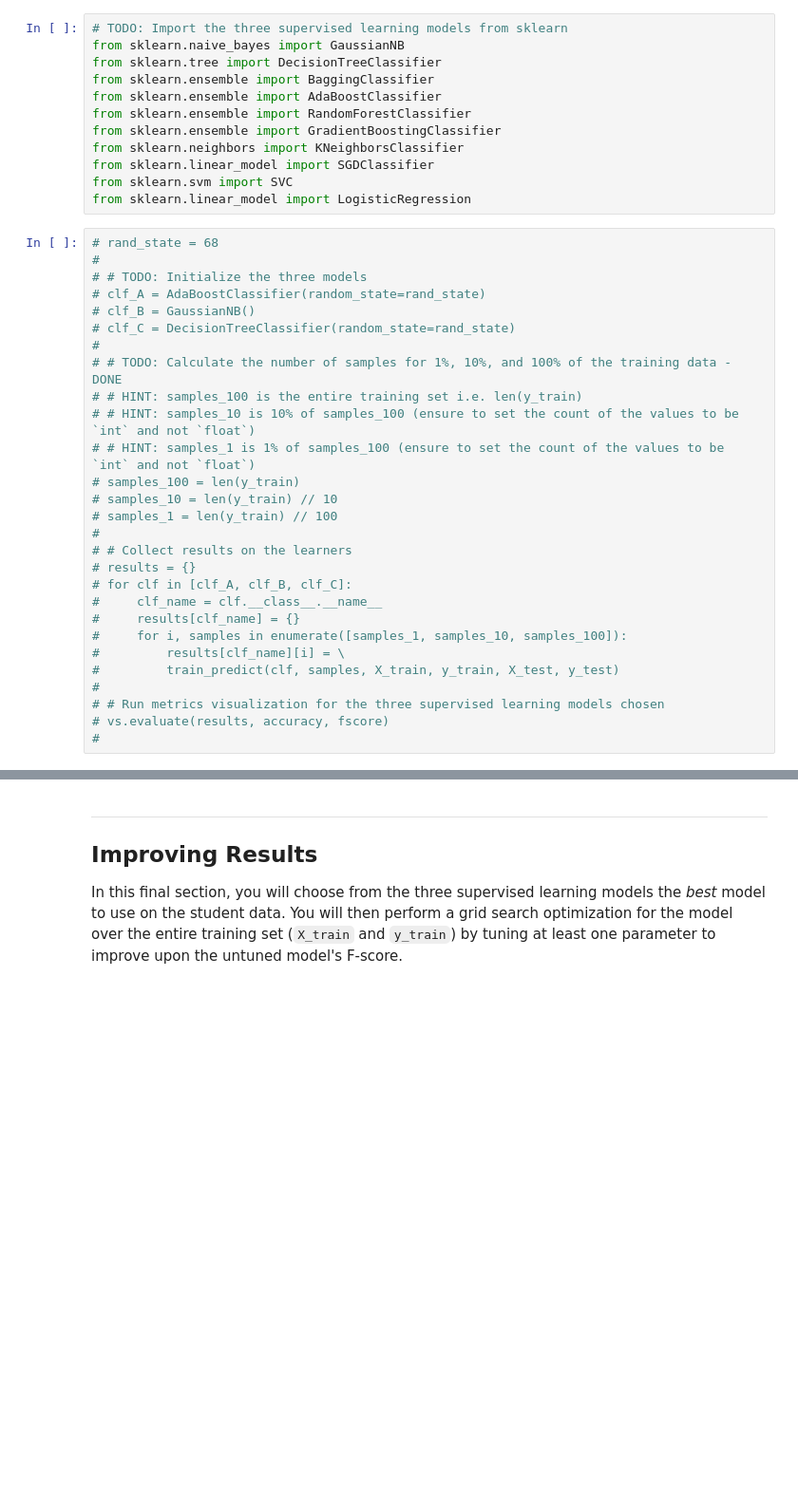
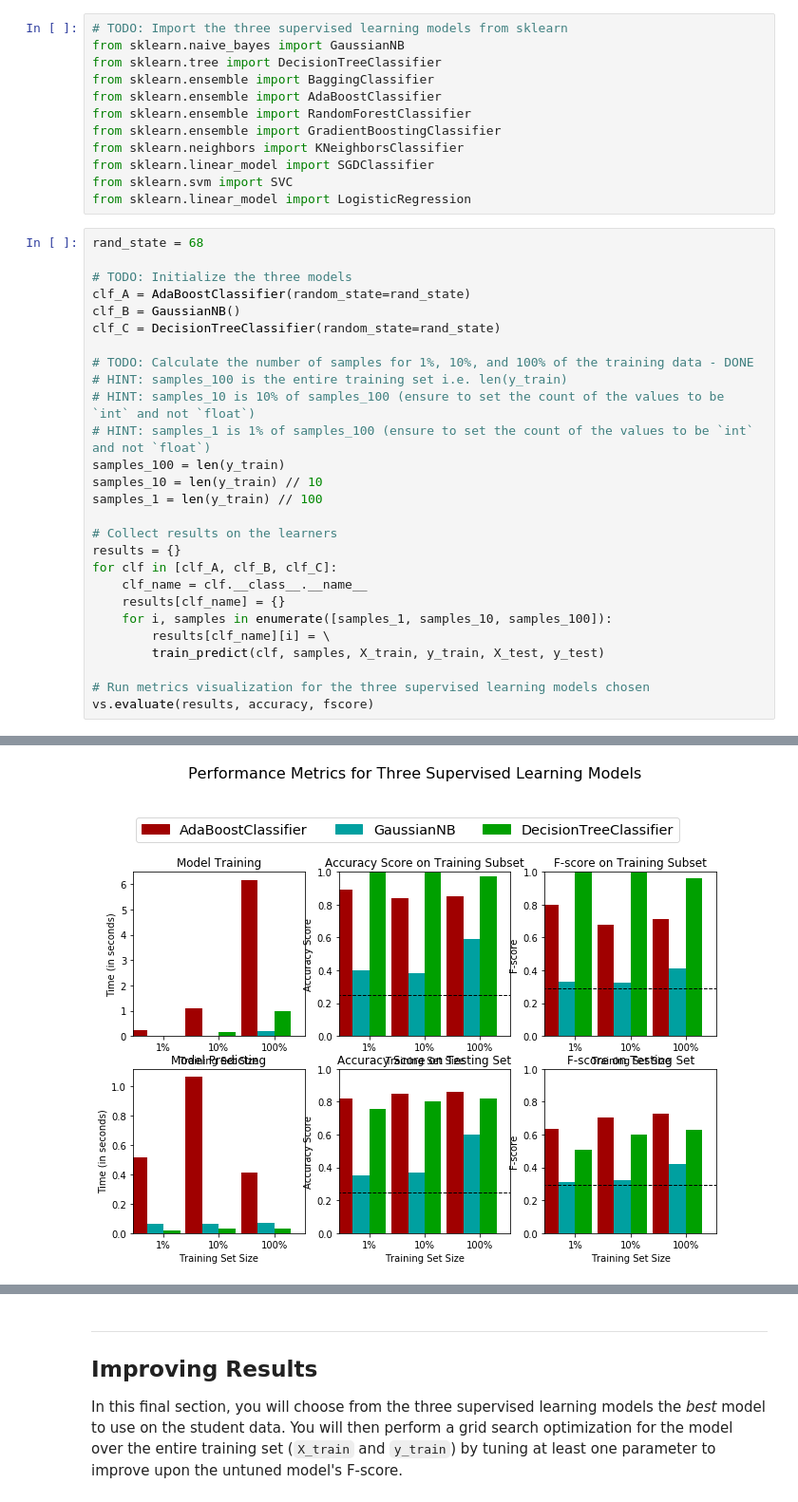
Before and after one commit to cuong-mai/finding-donors, a Jupyter notebook: finding_donors.ipynb, the cells around one changed output, grey strips where cells are left out. Shown: that part at 95% size. Saved outputs shown, nothing was run; the diff lists cells and outputs as text; blank space fills up the shorter version.

```diff
--- a/finding_donors.ipynb
+++ b/finding_donors.ipynb
@@ -414,30 +399,30 @@ from sklearn.linear_model import SGDClassifier
 from sklearn.svm import SVC
 from sklearn.linear_model import LogisticRegression
 # %%
-# rand_state = 68
-#
-# # TODO: Initialize the three models
-# clf_A = AdaBoostClassifier(random_state=rand_state)
-# clf_B = GaussianNB()
-# clf_C = DecisionTreeClassifier(random_state=rand_state)
-#
-# # TODO: Calculate the number of samples for 1%, 10%, and 100% of the training data - DONE
-# # HINT: samples_100 is the entire training set i.e. len(y_train)
-# # HINT: samples_10 is 10% of samples_100 (ensure to set the count of the values to be `int` and not `float`)
-# # HINT: samples_1 is 1% of samples_100 (ensure to set the count of the values to be `int` and not `float`)
-# samples_100 = len(y_train)
-# samples_10 = len(y_train) // 10
-# samples_1 = len(y_train) // 100
-#
-# # Collect results on the learners
-# results = {}
-# for clf in [clf_A, clf_B, clf_C]:
-#     clf_name = clf.__class__.__name__
-#     results[clf_name] = {}
-#     for i, samples in enumerate([samples_1, samples_10, samples_100]):
-#         results[clf_name][i] = \
-#         train_predict(clf, samples, X_train, y_train, X_test, y_test)
-#
-# # Run metrics visualization for the three supervised learning models chosen
-# vs.evaluate(results, accuracy, fscore)
-#
+rand_state = 68
+
+# TODO: Initialize the three models
+clf_A = AdaBoostClassifier(random_state=rand_state)
+clf_B = GaussianNB()
+clf_C = DecisionTreeClassifier(random_state=rand_state)
+
+# TODO: Calculate the number of samples for 1%, 10%, and 100% of the training data - DONE
+# HINT: samples_100 is the entire training set i.e. len(y_train)
+# HINT: samples_10 is 10% of samples_100 (ensure to set the count of the values to be `int` and not `float`)
+# HINT: samples_1 is 1% of samples_100 (ensure to set the count of the values to be `int` and not `float`)
+samples_100 = len(y_train)
+samples_10 = len(y_train) // 10
+samples_1 = len(y_train) // 100
+
+# Collect results on the learners
+results = {}
+for clf in [clf_A, clf_B, clf_C]:
+    clf_name = clf.__class__.__name__
+    results[clf_name] = {}
+    for i, samples in enumerate([samples_1, samples_10, samples_100]):
+        results[clf_name][i] = \
+        train_predict(clf, samples, X_train, y_train, X_test, y_test)
+
+# Run metrics visualization for the three supervised learning models chosen
+vs.evaluate(results, accuracy, fscore)
+# %% [output]
@@ -444 +438,2 @@ from sklearn.linear_model import LogisticRegression
+[figure, added]
 # %%
```
Also changed, not shown: parts of 26 cells of this notebook, 1 other file.
